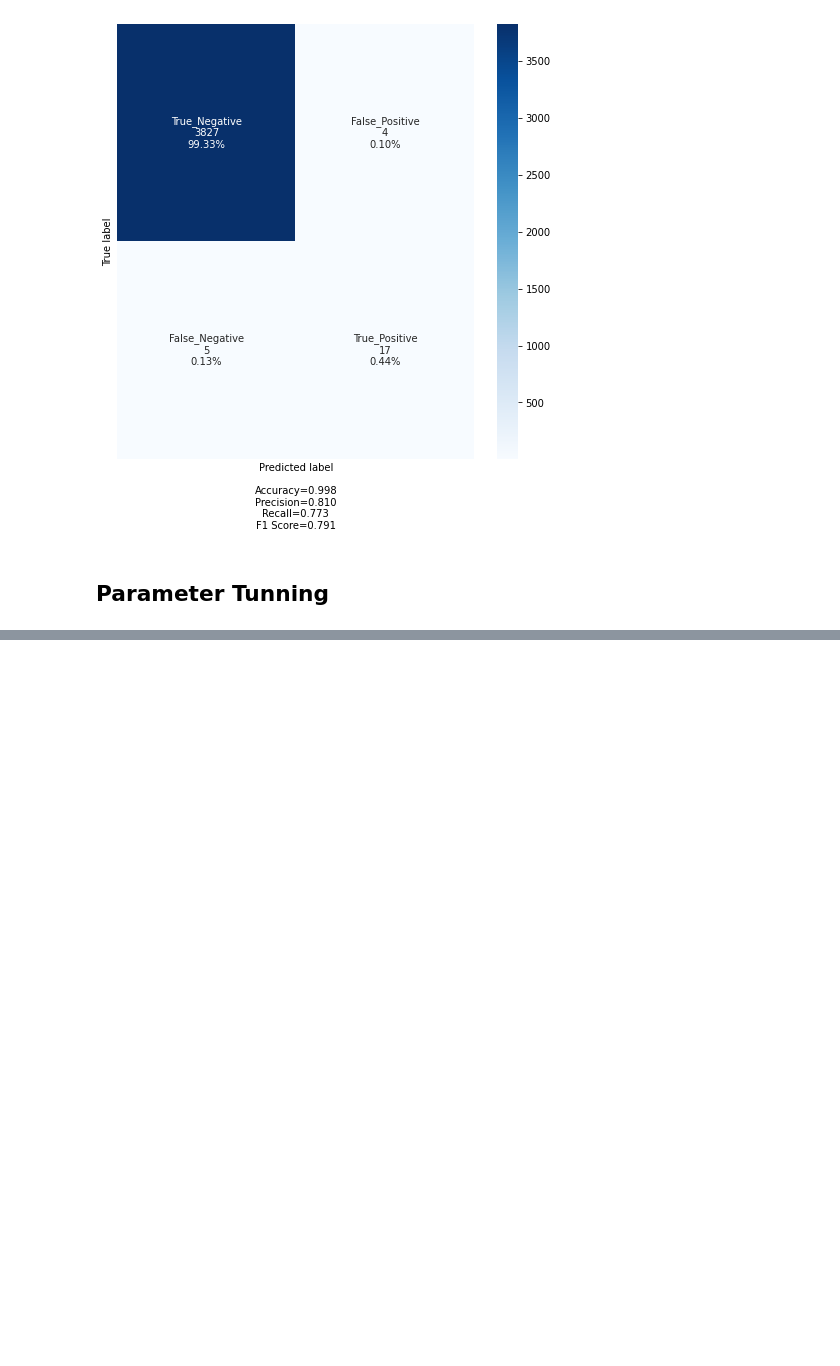
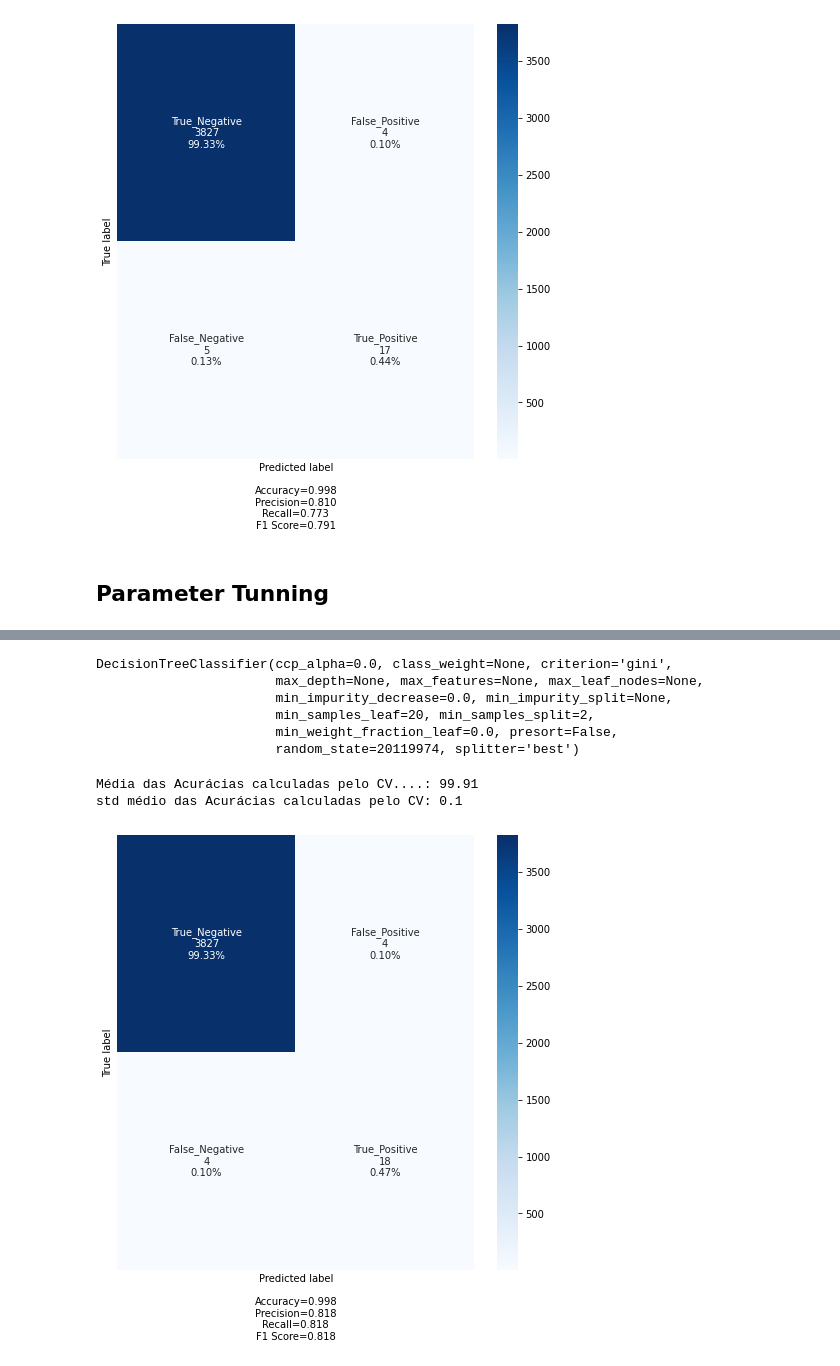
Before and after one commit to fernandodalcin/DSWP, a Jupyter notebook: Exercicio_cc_fraude.ipynb, the cells around one changed output, grey strips where cells are left out. Drawn from its saved outputs; the diff is of its cells as text; code cells hidden in the pictures; blank space fills up the shorter version.

```diff
--- a/Exercicio_cc_fraude.ipynb
+++ b/Exercicio_cc_fraude.ipynb
@@ -421,0 +475,48 @@ NameError: ignored
+# %%
+from sklearn.tree import DecisionTreeClassifier # Library para Decision Tree (Classificação)
+
+# Parametros otimizados: {'criterion': 'gini', 'max_depth': None,
+#                     'max_leaf_nodes': None, 'min_samples_leaf': 20, 'min_samples_split': 2}
+# Instancia com os parâmetros sugeridos para se evitar overfitting:
+ml_DT3= DecisionTreeClassifier(criterion = 'gini',
+                              splitter = 'best',
+                              max_depth = None,
+                              min_samples_split = 2,
+                              min_samples_leaf = 20,
+                              min_weight_fraction_leaf = 0.0,
+                              max_features = None,
+                              random_state = i_Seed,
+                              max_leaf_nodes = None,
+                              min_impurity_decrease = 0.0,
+                              min_impurity_split = None,
+                              class_weight = None,
+                              presort = False)
+# %%
+ml_DT3.fit(X_treinamento, y_treinamento)
+# %% [output]
+DecisionTreeClassifier(ccp_alpha=0.0, class_weight=None, criterion='gini',
+                       max_depth=None, max_features=None, max_leaf_nodes=None,
+                       min_impurity_decrease=0.0, min_impurity_split=None,
+                       min_samples_leaf=20, min_samples_split=2,
+                       min_weight_fraction_leaf=0.0, presort=False,
+                       random_state=20119974, splitter='best')
+# %%
+# Cross-Validation com 10 folds
+a_scores_CV = cross_val_score(ml_DT3, X_treinamento, y_treinamento, cv = i_CV)
+
+print(f'Média das Acurácias calculadas pelo CV....: {100*round(a_scores_CV.mean(),4)}')
+print(f'std médio das Acurácias calculadas pelo CV: {100*round(a_scores_CV.std(),4)}')
+# %% [output]
+Média das Acurácias calculadas pelo CV....: 99.91
+std médio das Acurácias calculadas pelo CV: 0.1
+# %%
+# Faz predições...
+y3_pred = ml_DT3.predict(X_teste)
+# %%
+# Confusion Matrix
+cf_matrix = confusion_matrix(y_teste, y3_pred)
+cf_labels = ['True_Negative', 'False_Positive', 'False_Negative', 'True_Positive']
+cf_categories = ['Zero', 'One']
+mostra_confusion_matrix(cf_matrix, group_names= cf_labels, categories= cf_categories)
+# %% [output]
+[figure, added]
```
Also changed, not shown: parts of 12 cells of this notebook.
